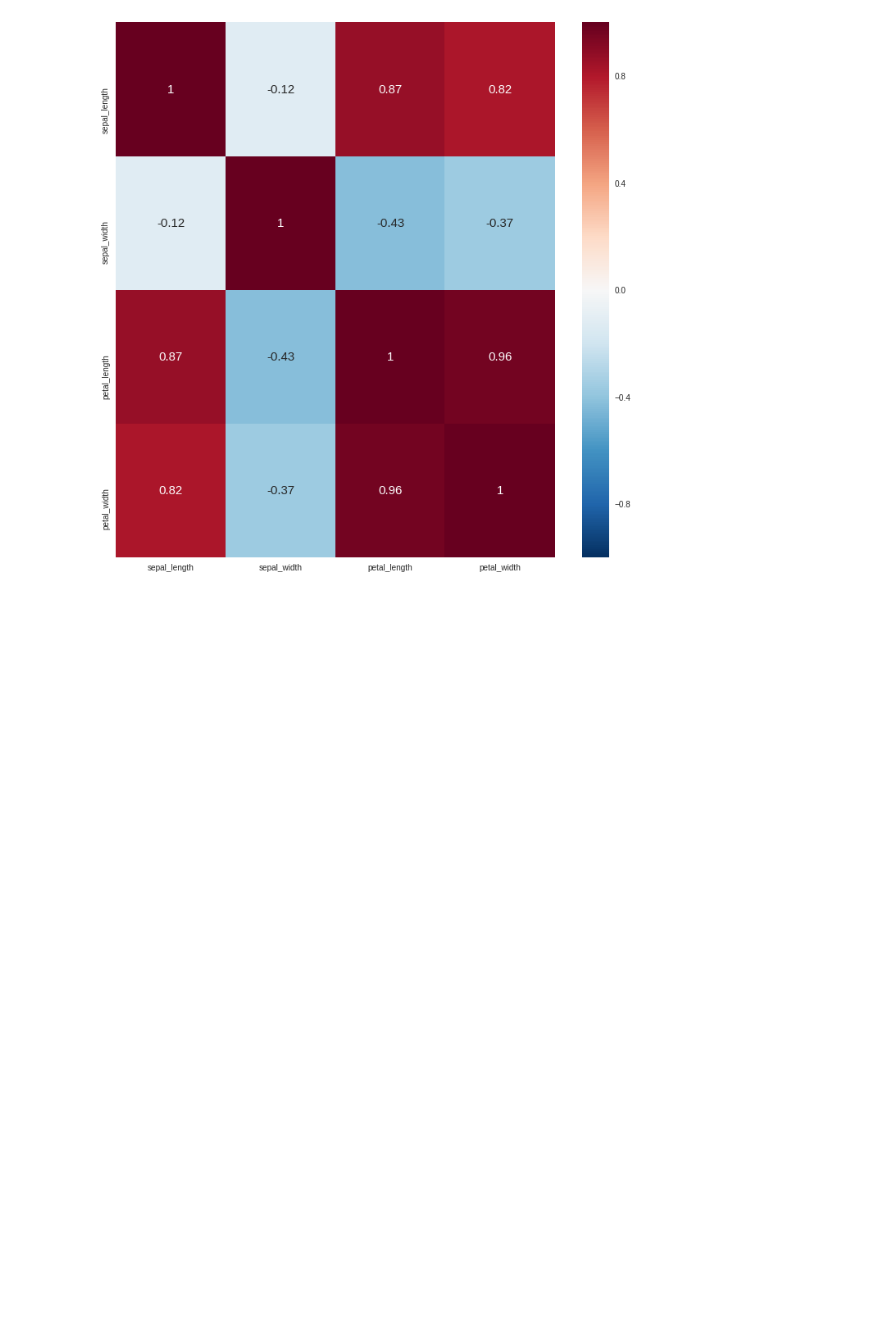
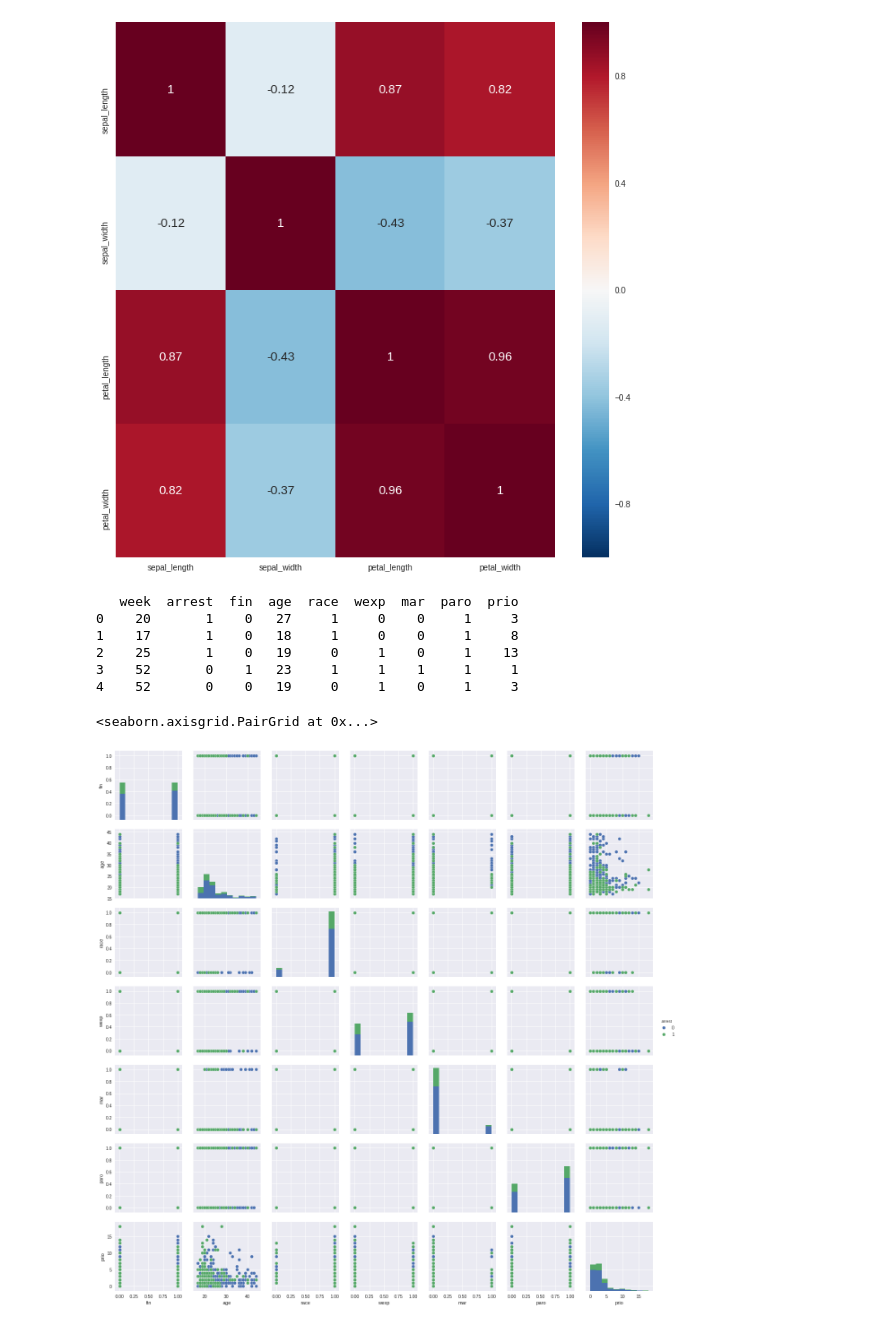
Before and after one commit to hamakn/jupyter_notebook_example, a Jupyter notebook: seaborn.ipynb, the cells around one changed output. Saved outputs shown, nothing was run; the diff lists cells and outputs as text; code cells hidden in the pictures; blank space fills up the shorter version.

Commit message:
Add example of seaborn for lifelines.datasets

```diff
--- a/seaborn.ipynb
+++ b/seaborn.ipynb
@@ -38,3 +38,28 @@ sns.heatmap(
 # %% [output]
 <matplotlib.axes._subplots.AxesSubplot at 0x...>
 [figure]
+# %%
+# lifelinesのサンプルデータ
+# 元は犯罪者が再度逮捕されるまでの時間？
+
+# cox回帰をかけると最終的に回帰に影響が大なのは、age**, prio**, fin*
+# 色は緑が再逮捕された、青がされなかった
+# age: 年齢
+# prio: 前科の数
+# fin: 財政支援の有無
+# => see also lifelines.ipynb
+
+from lifelines.datasets import load_rossi
+rossi_dataset = load_rossi()
+
+print(rossi_dataset.head())
+sns.pairplot(rossi_dataset, hue="arrest", vars=['fin', 'age', 'race', 'wexp', 'mar', 'paro', 'prio'])
+# %% [output]
+   week  arrest  fin  age  race  wexp  mar  paro  prio
+0    20       1    0   27     1     0    0     1     3
+1    17       1    0   18     1     0    0     1     8
+2    25       1    0   19     0     1    0     1    13
+3    52       0    1   23     1     1    1     1     1
+4    52       0    0   19     0     1    0     1     3
+<seaborn.axisgrid.PairGrid at 0x...>
+[figure, added]
```
Also changed, not shown: parts of 1 cell of this notebook.
